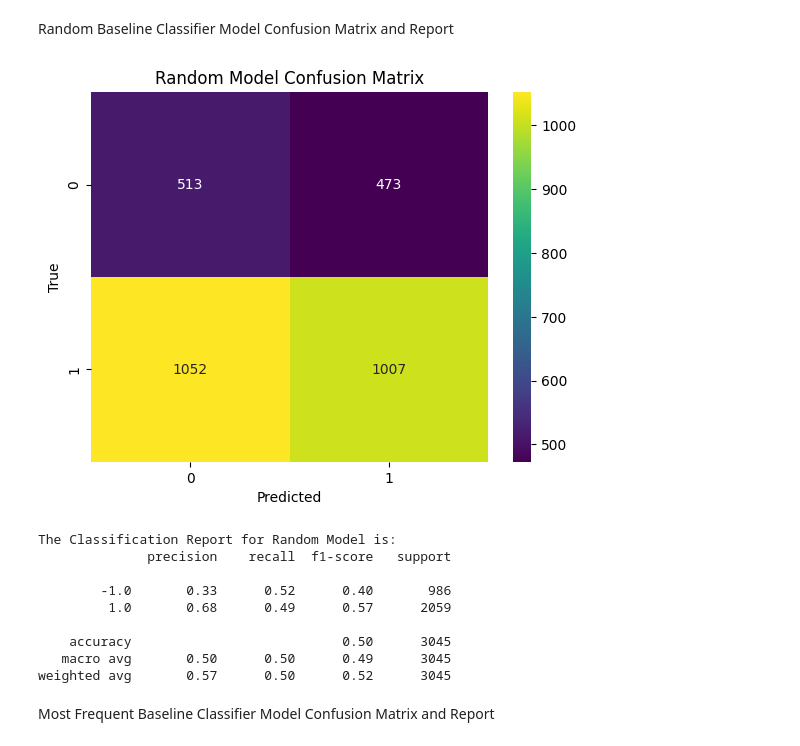
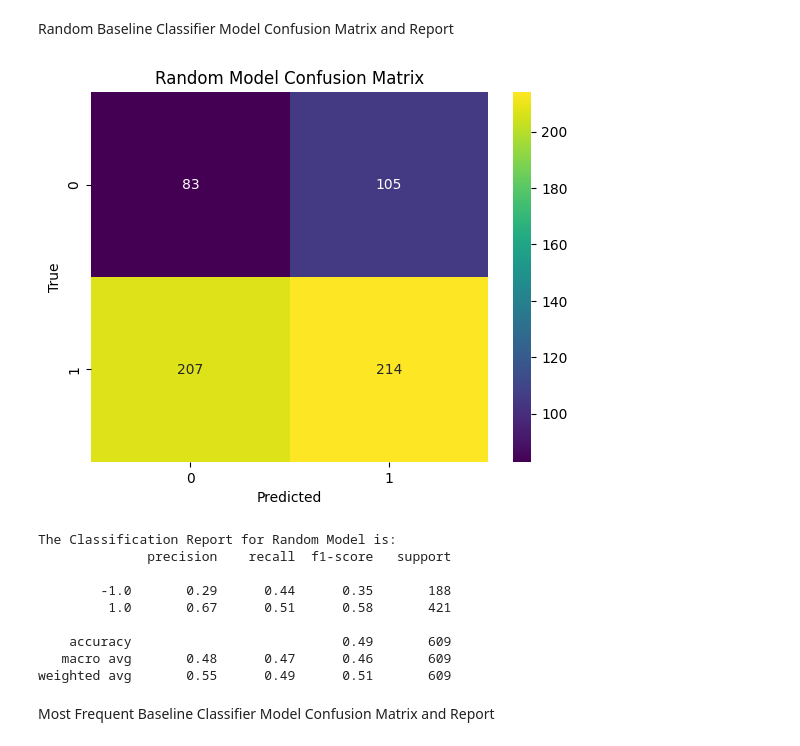
Before and after one commit to M2-Luminous/CSU44061-Machine-Learning, a Jupyter notebook: week4/week4_assign.ipynb, the cells around one changed output. Drawn from its saved outputs; the diff is of its cells as text; code cells hidden in the pictures.

```diff
--- a/week4/week4_assign.ipynb
+++ b/week4/week4_assign.ipynb
@@ -199,30 +225,30 @@ weighted avg       0.80      0.80      0.80       609
 # %% [markdown]
 Random Baseline Classifier Model Confusion Matrix and Report
 # %%
-random_model = DummyClassifier(strategy="uniform").fit(X, Y)
-random_predictions = random_model.predict(X)
+random_model = DummyClassifier(strategy="uniform").fit(x_train, y_train)
+random_predictions = random_model.predict(x_test)
 
-confusion_mat = confusion_matrix(Y, random_predictions)
-class_report = classification_report(Y, random_predictions)
+confusion_mat = confusion_matrix(y_test, random_predictions)
+class_report = classification_report(y_test, random_predictions)
 
 sns.heatmap(confusion_mat, annot=True, fmt='d', cmap='viridis')
 plt.xlabel('Predicted')
 plt.ylabel('True')
 plt.title('Random Model Confusion Matrix')
 plt.show()
 
 print(f'The Classification Report for Random Model is:\n{class_report}')
 # %% [output]
-[figure, old version]
+[figure, new version]
 The Classification Report for Random Model is:
               precision    recall  f1-score   support
 
-        -1.0       0.33      0.52      0.40       986
-         1.0       0.68      0.49      0.57      2059
+        -1.0       0.29      0.44      0.35       188
+         1.0       0.67      0.51      0.58       421
 
-    accuracy                           0.50      3045
-   macro avg       0.50      0.50      0.49      3045
-weighted avg       0.57      0.50      0.52      3045
+    accuracy                           0.49       609
+   macro avg       0.48      0.47      0.46       609
+weighted avg       0.55      0.49      0.51       609
 # %% [markdown]
 Most Frequent Baseline Classifier Model Confusion Matrix and Report
 # %%
```
Also changed, not shown: parts of 9 cells of this notebook, 1 other file.
